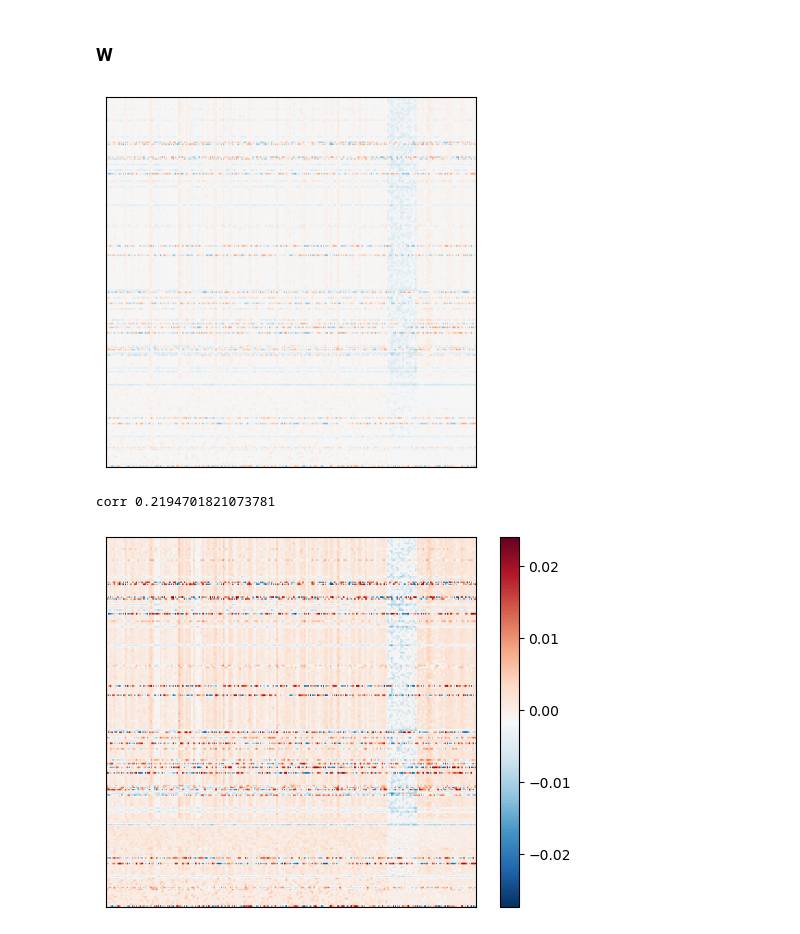
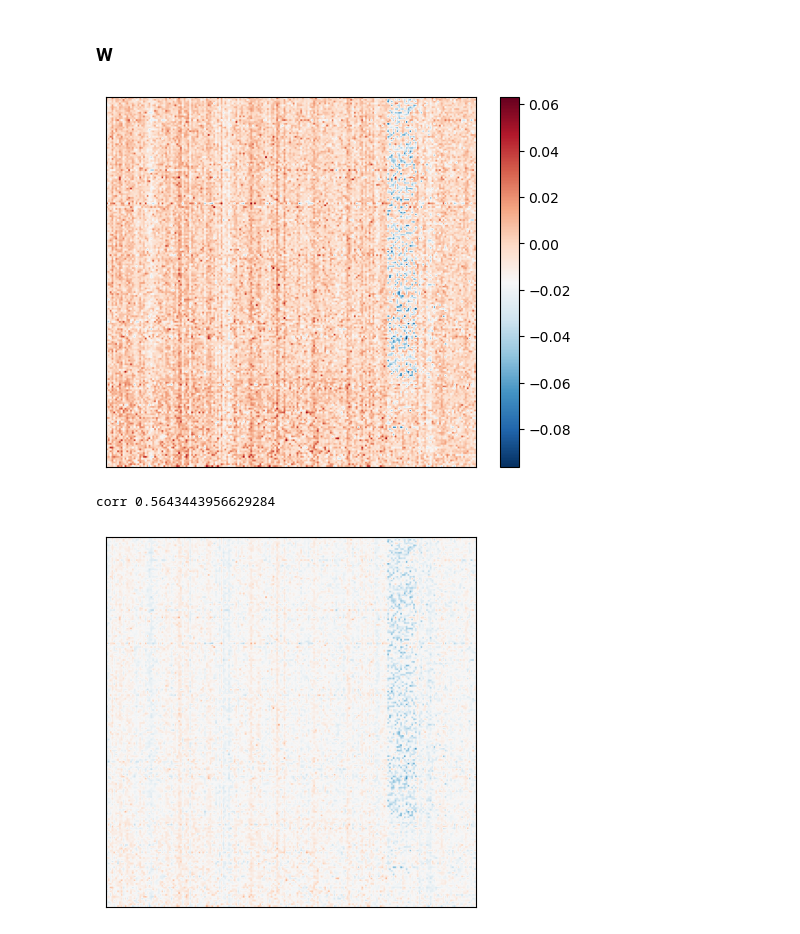
Before and after one commit to wuweizhang0723/func2graph, a Jupyter notebook: notebook/check_evaluation/evaluate_GLM_sim.ipynb, the cells around one changed output. Cells and saved outputs as stored; diff of their text form; code cells hidden in the pictures.

Commit message:
update notebooks for neurips neuroAI workshop

```diff
--- a/notebook/check_evaluation/evaluate_GLM_sim.ipynb
+++ b/notebook/check_evaluation/evaluate_GLM_sim.ipynb
@@ -25,18 +22,18 @@ vmax_KK = max_abs
 neuron_num = 200   #####################
 tau = 1   ##################### !!!!!!!!!!!!!!!!!!!!!!!!!!!!!!!!!!
 
-init_scale = 0.2
-weight_scale = 0.2
-error_scale = 1
+init_scale = 1   #####################
+weight_scale = 1  #####################
+error_scale = 3.5   #####################
 
 total_time = 30000
 data_random_seed=42 ######################
 weight_type="cell_type"
 
-window_size = 200
+# window_size = 200
 predict_window_size = 1
 batch_size = 32
-task_type = 'GLM_sim_tanh' # !!!!!!!!!!!!!!!!!!!!!!!!!!!!!!!!!! GLM_sim_tanh, GLM_sim_exp
+task_type = 'GLM_sim_exp' # !!!!!!!!!!!!!!!!!!!!!!!!!!!!!!!!!! GLM_sim_tanh, GLM_sim_exp, GLM_sim_none
 data_type = 'wuwei'
 spatial_partial_measurement = 200
 
@@ -45,10 +42,10 @@ data_result = data.generate_simulation_data(
     tau=tau,
     weight_scale=weight_scale,
     init_scale=init_scale,
+    error_scale=error_scale,
     total_time=total_time,
     data_random_seed=data_random_seed,
     weight_type=weight_type,
-    window_size=window_size,
     batch_size=batch_size,
     task_type=task_type,
     predict_window_size=predict_window_size,
@@ -57,7 +54,7 @@ data_result = data.generate_simulation_data(
 )
 
 # cell_type_ids records the cell type of each neuron
-trainloader, validloader, weight_matrix, b, cell_type_ids, cell_type_order, cell_type_count = data_result
+trainloader, validloader, weight_matrix, cell_type_ids, cell_type_order, cell_type_count = data_result
 weight_matrix = weight_matrix.detach().numpy()
 
 max_abs = np.max(np.abs(weight_matrix))
@@ -68,5 +66,5 @@ torch.Size([200, 30000])
 # %%
-model_checkpoint_path = "../../output/Baselines/GLM_sim_tanh_42.ckpt"
+model_checkpoint_path = "../../output/Baselines_neuroAI/GLMexp_sim.ckpt"   #####################
 
 trained_model = baselines.GLM_sim.load_from_checkpoint(model_checkpoint_path)
 trained_model.eval()
@@ -129,23 +127,23 @@ unflattened R^2 0.1524662510979215
 # %%
 W = trained_model.W.weight.data.detach().cpu().numpy()
 
-plt.imshow(W, cmap='RdBu_r', vmin=vmin_NN, vmax=vmax_NN)
+plt.imshow(W, cmap='RdBu_r')
+plt.colorbar()
 plt.xticks([])
 plt.yticks([])
 plt.show()
 
 print('corr', np.corrcoef(W.flatten(), weight_matrix.flatten())[0, 1])
 
 transformed_W = tools.linear_transform(W, weight_matrix)
-plt.imshow(transformed_W, cmap='RdBu_r')
-plt.colorbar()
+plt.imshow(transformed_W, cmap='RdBu_r', vmin=vmin_NN, vmax=vmax_NN)
 plt.xticks([])
 plt.yticks([])
 plt.show()
 # %% [output]
-[figure, old version]
+[figure, new version]
-corr 0.2194701821073781
+corr 0.5643443956629284
-[figure, old version]
+[figure, new version]
 # %%
 cell_type_id2cell_type = {0:'EC', 1:'Pvalb', 2:'Sst', 3:'Vip'}
 KK_strength = tools.calculate_cell_type_level_connectivity_matrix_remove_no_connection(
```
Also changed, not shown: parts of 4 cells of this notebook, 5 other files.
